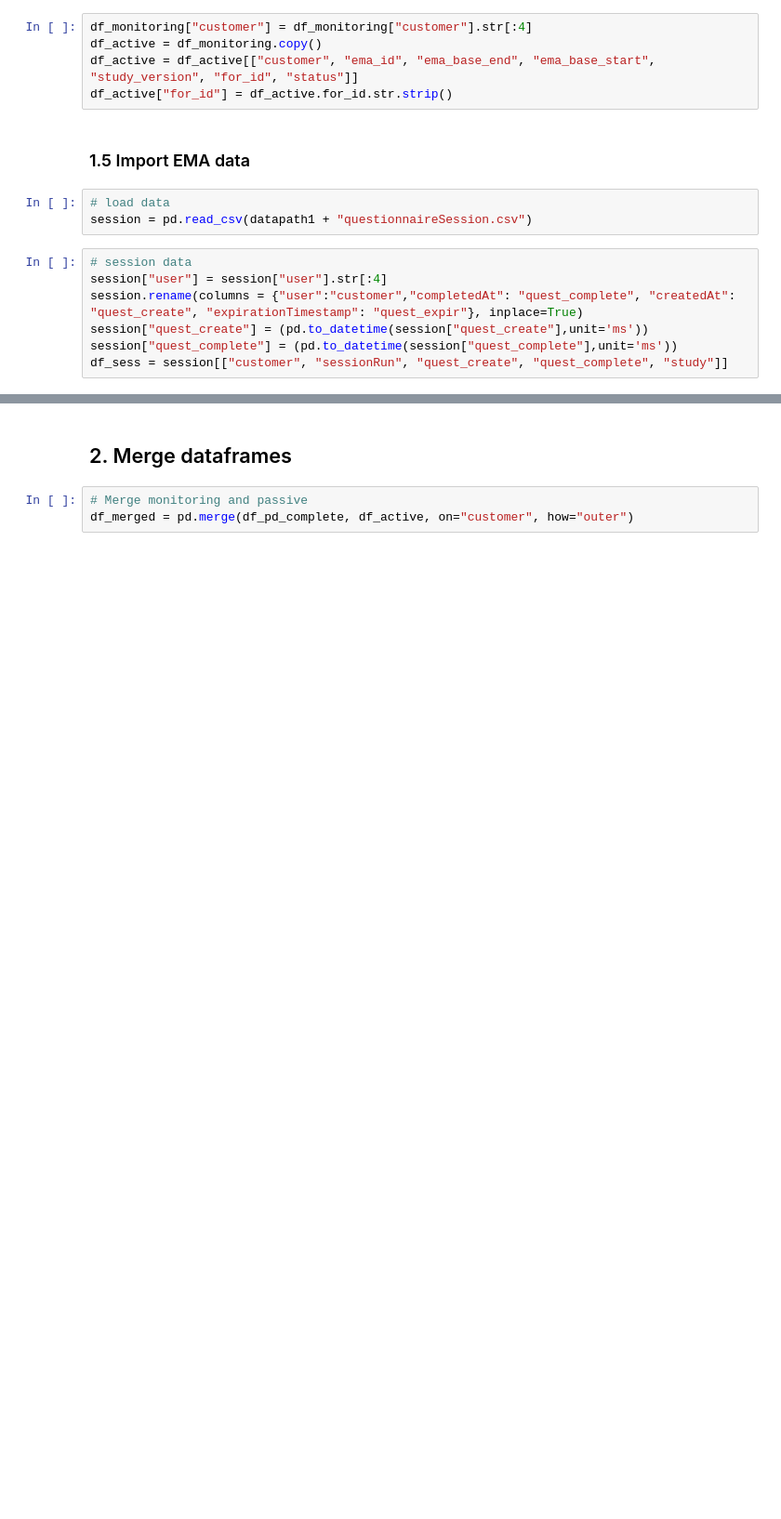
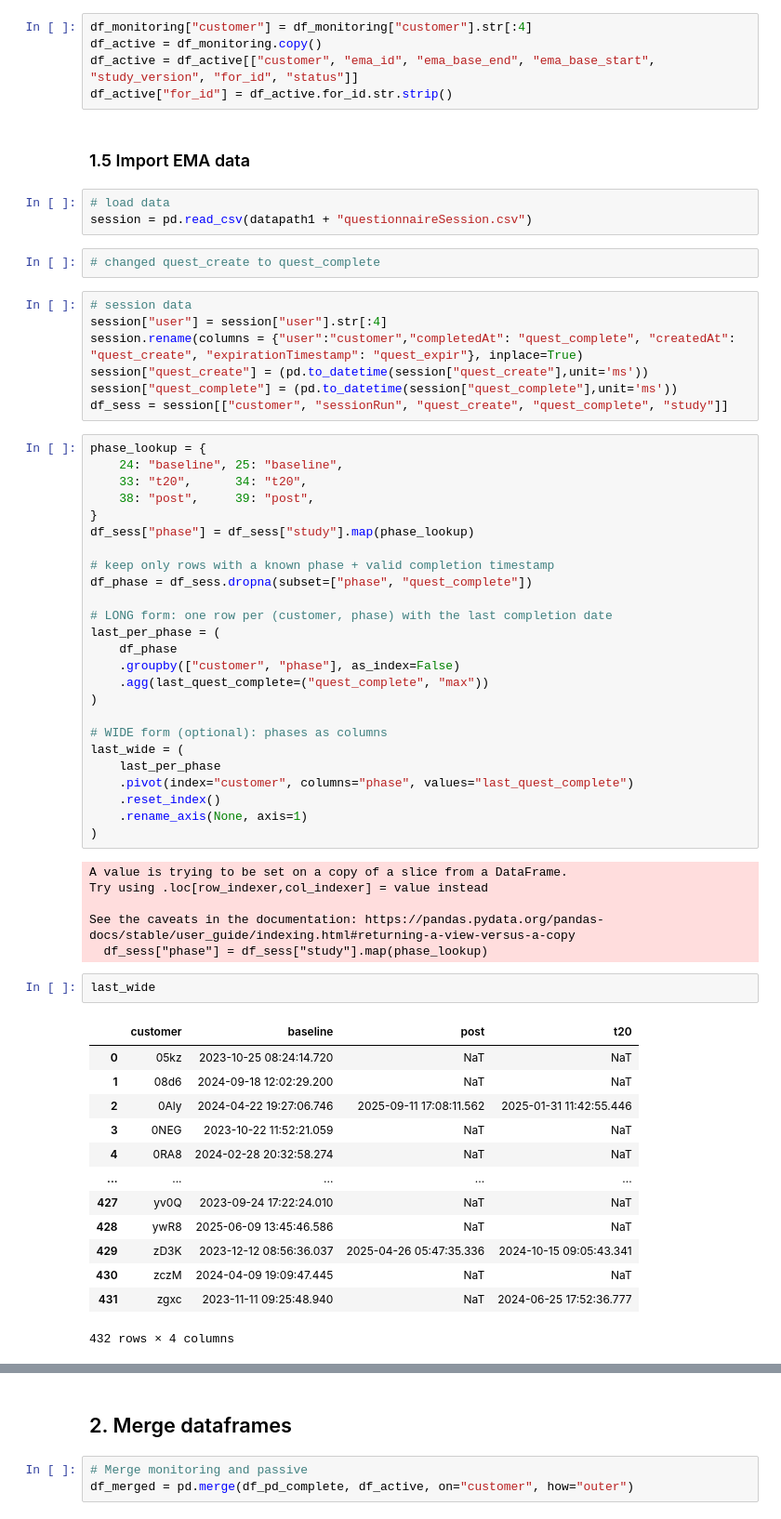
Before and after one commit to leona-ha/preact_digital, a Jupyter notebook: notebooks/study_procedures/00_Data_Monitoring.ipynb, the cells around one changed output, grey strips where cells are left out. Shown at 93% size. Cells and saved outputs as stored; diff of their text form; blank space fills up the shorter version.

```diff
--- a/notebooks/study_procedures/00_Data_Monitoring.ipynb
+++ b/notebooks/study_procedures/00_Data_Monitoring.ipynb
@@ -119,6 +118,8 @@ df_active["for_id"] = df_active.for_id.str.strip()
 # %%
 # load data
 session = pd.read_csv(datapath1 + "questionnaireSession.csv")
+# %%
+# changed quest_create to quest_complete
 # %%
 # session data
 session["user"] = session["user"].str[:4]
@@ -126,6 +127,53 @@ session.rename(columns = {"user":"customer","completedAt": "quest_complete", "cr
 session["quest_create"] = (pd.to_datetime(session["quest_create"],unit='ms'))
 session["quest_complete"] = (pd.to_datetime(session["quest_complete"],unit='ms'))
 df_sess = session[["customer", "sessionRun", "quest_create", "quest_complete", "study"]]
+# %%
+phase_lookup = {
+    24: "baseline", 25: "baseline",
+    33: "t20",      34: "t20",
+    38: "post",     39: "post",
+}
+df_sess["phase"] = df_sess["study"].map(phase_lookup)
+
+# keep only rows with a known phase + valid completion timestamp
+df_phase = df_sess.dropna(subset=["phase", "quest_complete"])
+
+# LONG form: one row per (customer, phase) with the last completion date
+last_per_phase = (
+    df_phase
+    .groupby(["customer", "phase"], as_index=False)
+    .agg(last_quest_complete=("quest_complete", "max"))
+)
+
+# WIDE form (optional): phases as columns
+last_wide = (
+    last_per_phase
+    .pivot(index="customer", columns="phase", values="last_quest_complete")
+    .reset_index()
+    .rename_axis(None, axis=1)
+)
+# %% [output]
+A value is trying to be set on a copy of a slice from a DataFrame.
+Try using .loc[row_indexer,col_indexer] = value instead
+
+See the caveats in the documentation: https://pandas.pydata.org/pandas-docs/stable/user_guide/indexing.html#returning-a-view-versus-a-copy
+  df_sess["phase"] = df_sess["study"].map(phase_lookup)
+# %%
+last_wide
+# %% [output]
+|  | customer | baseline | post | t20 |
+| 0 | 05kz | 2023-10-25 08:24:14.720 | NaT | NaT |
+| 1 | 08d6 | 2024-09-18 12:02:29.200 | NaT | NaT |
+| 2 | 0Aly | 2024-04-22 19:27:06.746 | 2025-09-11 17:08:11.562 | 2025-01-31 11:42:55.446 |
+| 3 | 0NEG | 2023-10-22 11:52:21.059 | NaT | NaT |
+| 4 | 0RA8 | 2024-02-28 20:32:58.274 | NaT | NaT |
+| ... | ... | ... | ... | ... |
+| 427 | yv0Q | 2023-09-24 17:22:24.010 | NaT | NaT |
+| 428 | ywR8 | 2025-06-09 13:45:46.586 | NaT | NaT |
+| 429 | zD3K | 2023-12-12 08:56:36.037 | 2025-04-26 05:47:35.336 | 2024-10-15 09:05:43.341 |
+| 430 | zczM | 2024-04-09 19:09:47.445 | NaT | NaT |
+| 431 | zgxc | 2023-11-11 09:25:48.940 | NaT | 2024-06-25 17:52:36.777 |
+432 rows × 4 columns
 # %%
 # count number of completed EMA beeps in first phase
 df_sess1 = df_sess.loc[df_sess.study.isin([24,25])]
```
Also changed, not shown: parts of 10 cells of this notebook, 8 other files.
